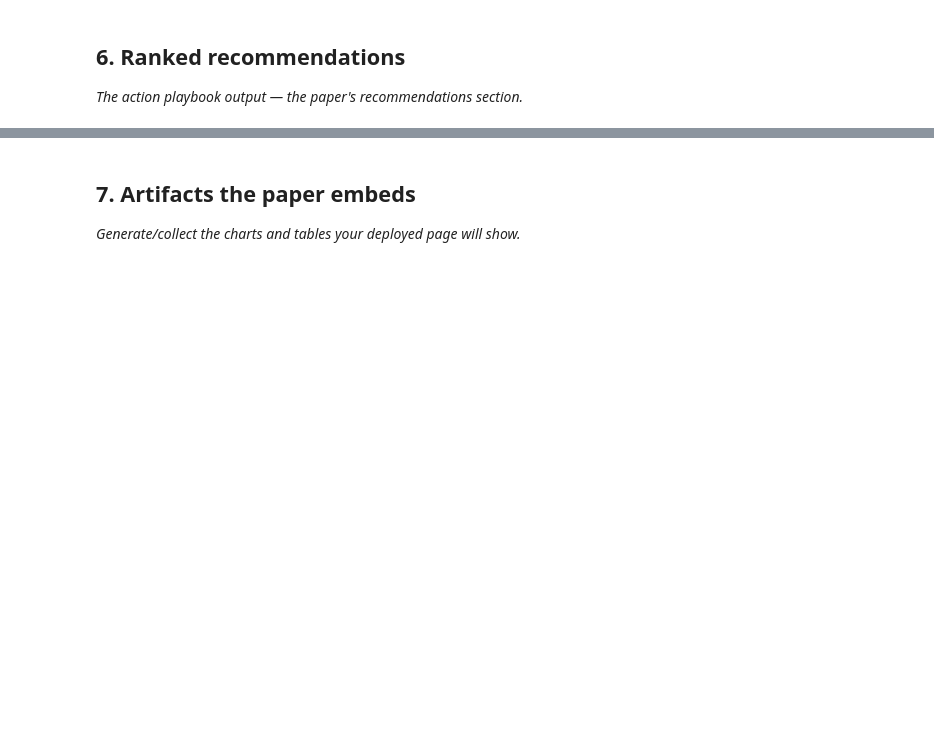
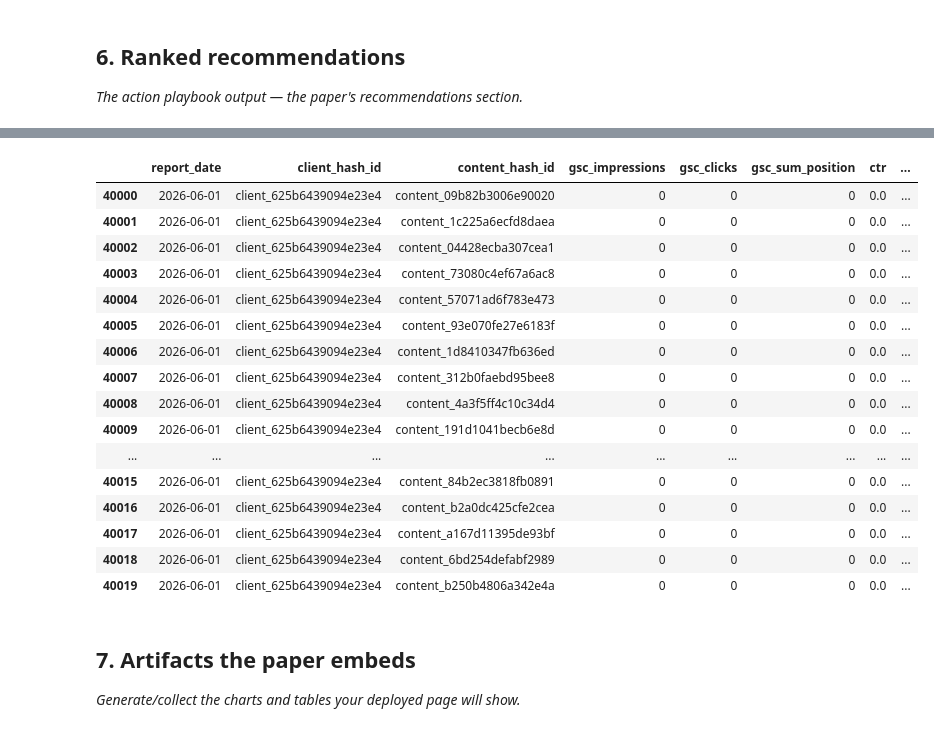
Before and after one commit to jawad66108/flyrank_ML_internship, a Jupyter notebook: work/notebooks/capstone.ipynb, the cells around one changed output, grey strips where cells are left out. Drawn from its saved outputs; the diff is of its cells as text; code cells hidden in the pictures; blank space fills up the shorter version.

```diff
--- a/work/notebooks/capstone.ipynb
+++ b/work/notebooks/capstone.ipynb
@@ -36,0 +304,20 @@ This skeleton is yours to fill. Work the sections **in order** — each one has
+# %%
+from sklearn.ensemble import RandomForestClassifier
+
+model = RandomForestClassifier(
+    n_estimators=100,
+    random_state=42,
+    class_weight="balanced"
+)
+
+model.fit(X_train, y_train)
+
+model_pred = model.predict(X_test)
+
+model_f1 = f1_score(
+    y_test,
+    model_pred,
+    average="weighted"
+)
+
+print("Random Forest F1:", model_f1)
@@ -51,3 +419,66 @@ This skeleton is yours to fill. Work the sections **in order** — each one has
+# %%
+# This cell is for CODE (numbers, a query, a check).
+# Write your text answer in the cell ABOVE this one — typing sentences here breaks Run All.
+# Generate ranked recommendations from the test observations
+
+recommendations = test.copy()
+
+recommendations["priority"] = model_pred
+
+def action_from_reason(reason):
+    if reason == "HIGH_IMPRESSIONS_LOW_CTR":
+        return "Improve title/meta description and search snippet"
+    elif reason == "RANKING_IMPROVEMENT":
+        return "Optimize content to improve ranking"
+    elif reason == "GROWTH_OPPORTUNITY":
+        return "Expand content and target related queries"
+    else:
+        return "Monitor performance"
+
+recommendations["action"] = recommendations["priority"].apply(
+    action_from_reason
+)
+
+recommendations["confidence_note"] = (
+    "Review manually before taking action"
+)
+
+ranked_recommendations = recommendations[
+    [
+        "report_date",
+        "client_hash_id",
+        "content_hash_id",
+        "gsc_impressions",
+        "gsc_clicks",
+        "gsc_sum_position",
+        "ctr",
+        "priority",
+        "action",
+        "confidence_note"
+    ]
+].copy()
+
+ranked_recommendations = ranked_recommendations.head(20)
+
+display(ranked_recommendations)
+# %% [output]
+|  | report_date | client_hash_id | content_hash_id | gsc_impressions | gsc_clicks | gsc_sum_position | ctr | ... |
+| 40000 | 2026-06-01 | client_625b6439094e23e4 | content_09b82b3006e90020 | 0 | 0 | 0 | 0.0 | ... |
+| 40001 | 2026-06-01 | client_625b6439094e23e4 | content_1c225a6ecfd8daea | 0 | 0 | 0 | 0.0 | ... |
+| 40002 | 2026-06-01 | client_625b6439094e23e4 | content_04428ecba307cea1 | 0 | 0 | 0 | 0.0 | ... |
+| 40003 | 2026-06-01 | client_625b6439094e23e4 | content_73080c4ef67a6ac8 | 0 | 0 | 0 | 0.0 | ... |
+| 40004 | 2026-06-01 | client_625b6439094e23e4 | content_57071ad6f783e473 | 0 | 0 | 0 | 0.0 | ... |
+| 40005 | 2026-06-01 | client_625b6439094e23e4 | content_93e070fe27e6183f | 0 | 0 | 0 | 0.0 | ... |
+| 40006 | 2026-06-01 | client_625b6439094e23e4 | content_1d8410347fb636ed | 0 | 0 | 0 | 0.0 | ... |
+| 40007 | 2026-06-01 | client_625b6439094e23e4 | content_312b0faebd95bee8 | 0 | 0 | 0 | 0.0 | ... |
+| 40008 | 2026-06-01 | client_625b6439094e23e4 | content_4a3f5ff4c10c34d4 | 0 | 0 | 0 | 0.0 | ... |
+| 40009 | 2026-06-01 | client_625b6439094e23e4 | content_191d1041becb6e8d | 0 | 0 | 0 | 0.0 | ... |
+| ... | ... | ... | ... | ... | ... | ... | ... | ... |
+| 40015 | 2026-06-01 | client_625b6439094e23e4 | content_84b2ec3818fb0891 | 0 | 0 | 0 | 0.0 | ... |
+| 40016 | 2026-06-01 | client_625b6439094e23e4 | content_b2a0dc425cfe2cea | 0 | 0 | 0 | 0.0 | ... |
+| 40017 | 2026-06-01 | client_625b6439094e23e4 | content_a167d11395de93bf | 0 | 0 | 0 | 0.0 | ... |
+| 40018 | 2026-06-01 | client_625b6439094e23e4 | content_6bd254defabf2989 | 0 | 0 | 0 | 0.0 | ... |
+| 40019 | 2026-06-01 | client_625b6439094e23e4 | content_b250b4806a342e4a | 0 | 0 | 0 | 0.0 | ... |
 # %% [markdown]
 ## 7. Artifacts the paper embeds
 
```
Also changed, not shown: parts of 30 cells of this notebook.
